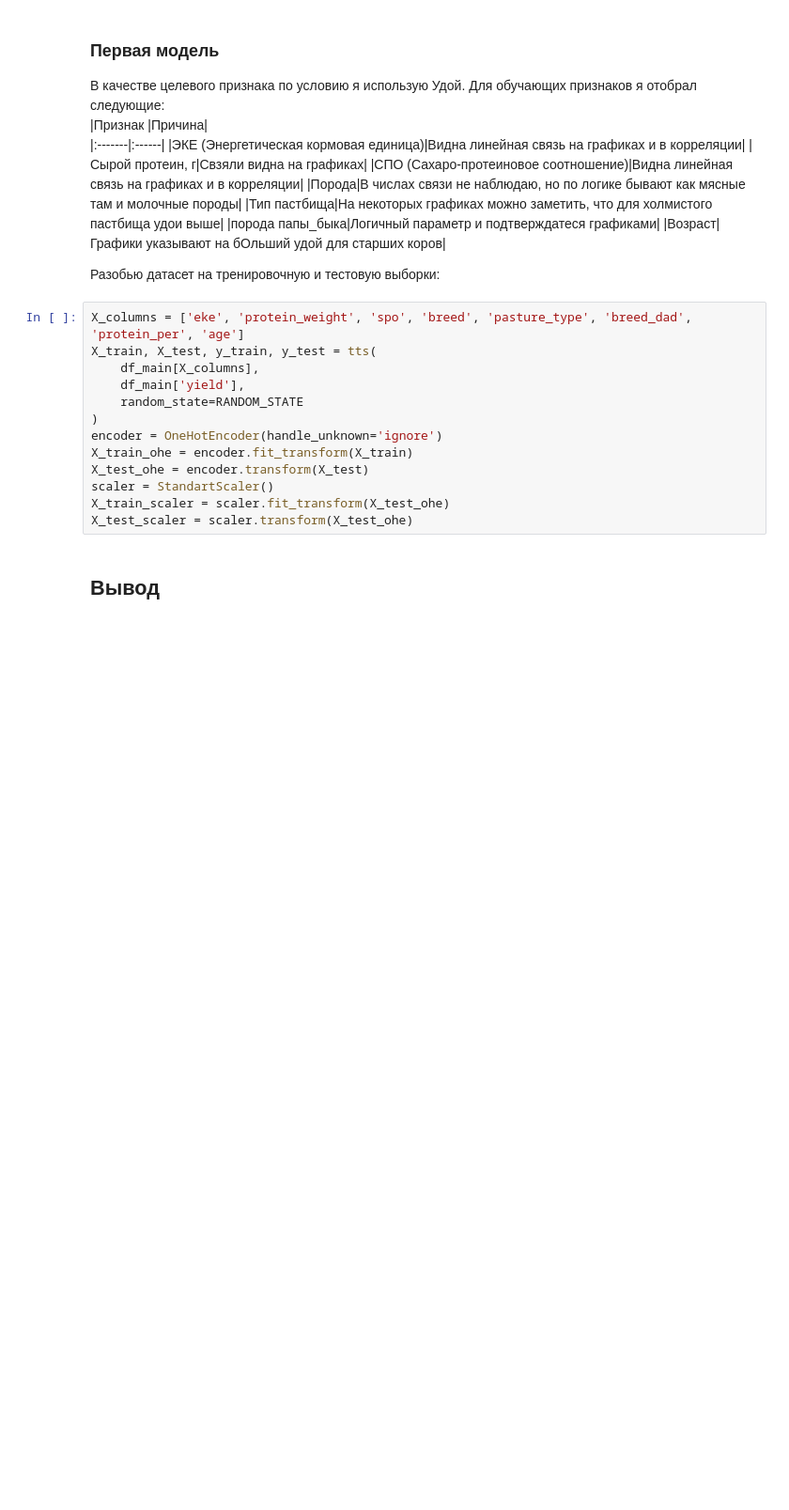
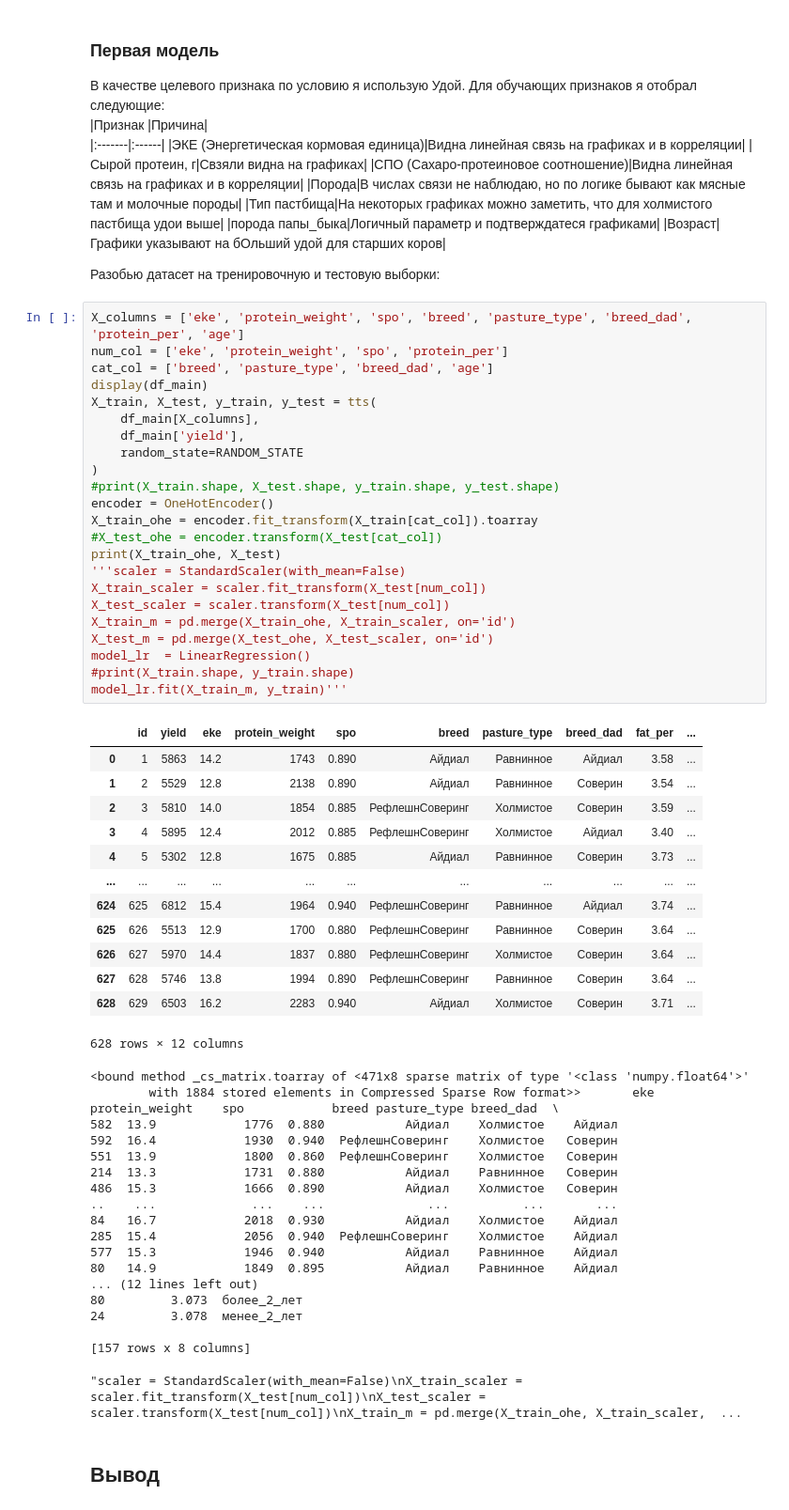
Before and after one commit to kapa6ac/project2, a Jupyter notebook: happy_farm/ds85_ML_v1.ipynb, the cells around one changed output. Shown at 94% size. Saved outputs shown, nothing was run; the diff lists cells and outputs as text; blank space fills up the shorter version.

```diff
--- a/happy_farm/ds85_ML_v1.ipynb
+++ b/happy_farm/ds85_ML_v1.ipynb
@@ -458,17 +460,59 @@ for c in MAIN_CAT_COL:
 Разобью датасет на тренировочную и тестовую выборки:
 # %%
 X_columns = ['eke', 'protein_weight', 'spo', 'breed', 'pasture_type', 'breed_dad', 'protein_per', 'age']
+num_col = ['eke', 'protein_weight', 'spo', 'protein_per']
+cat_col = ['breed', 'pasture_type', 'breed_dad', 'age']
+display(df_main)
 X_train, X_test, y_train, y_test = tts(
     df_main[X_columns],
     df_main['yield'],
     random_state=RANDOM_STATE
 )
-encoder = OneHotEncoder(handle_unknown='ignore')
-X_train_ohe = encoder.fit_transform(X_train)
-X_test_ohe = encoder.transform(X_test)
-scaler = StandartScaler()
-X_train_scaler = scaler.fit_transform(X_test_ohe)
-X_test_scaler = scaler.transform(X_test_ohe)
+#print(X_train.shape, X_test.shape, y_train.shape, y_test.shape)
+encoder = OneHotEncoder()
+X_train_ohe = encoder.fit_transform(X_train[cat_col]).toarray
+#X_test_ohe = encoder.transform(X_test[cat_col])
+print(X_train_ohe, X_test)
+'''scaler = StandardScaler(with_mean=False)
+X_train_scaler = scaler.fit_transform(X_test[num_col])
+X_test_scaler = scaler.transform(X_test[num_col])
+X_train_m = pd.merge(X_train_ohe, X_train_scaler, on='id')
+X_test_m = pd.merge(X_test_ohe, X_test_scaler, on='id')
+model_lr  = LinearRegression()
+#print(X_train.shape, y_train.shape)
+model_lr.fit(X_train_m, y_train)'''
+# %% [output]
+|  | id | yield | eke | protein_weight | spo | breed | pasture_type | breed_dad | fat_per | ... |
+| 0 | 1 | 5863 | 14.2 | 1743 | 0.890 | Айдиал | Равнинное | Айдиал | 3.58 | ... |
+| 1 | 2 | 5529 | 12.8 | 2138 | 0.890 | Айдиал | Равнинное | Соверин | 3.54 | ... |
+| 2 | 3 | 5810 | 14.0 | 1854 | 0.885 | РефлешнСоверинг | Холмистое | Соверин | 3.59 | ... |
+| 3 | 4 | 5895 | 12.4 | 2012 | 0.885 | РефлешнСоверинг | Холмистое | Айдиал | 3.40 | ... |
+| 4 | 5 | 5302 | 12.8 | 1675 | 0.885 | Айдиал | Равнинное | Соверин | 3.73 | ... |
+| ... | ... | ... | ... | ... | ... | ... | ... | ... | ... | ... |
+| 624 | 625 | 6812 | 15.4 | 1964 | 0.940 | РефлешнСоверинг | Равнинное | Айдиал | 3.74 | ... |
+| 625 | 626 | 5513 | 12.9 | 1700 | 0.880 | РефлешнСоверинг | Равнинное | Соверин | 3.64 | ... |
+| 626 | 627 | 5970 | 14.4 | 1837 | 0.880 | РефлешнСоверинг | Холмистое | Соверин | 3.64 | ... |
+| 627 | 628 | 5746 | 13.8 | 1994 | 0.890 | РефлешнСоверинг | Равнинное | Соверин | 3.64 | ... |
+| 628 | 629 | 6503 | 16.2 | 2283 | 0.940 | Айдиал | Холмистое | Соверин | 3.71 | ... |
+628 rows × 12 columns
+<bound method _cs_matrix.toarray of <471x8 sparse matrix of type '<class 'numpy.float64'>'
+        with 1884 stored elements in Compressed Sparse Row format>>       eke  protein_weight    spo            breed pasture_type breed_dad  \
+582  13.9            1776  0.880           Айдиал    Холмистое    Айдиал
+592  16.4            1930  0.940  РефлешнСоверинг    Холмистое   Соверин
+551  13.9            1800  0.860  РефлешнСоверинг    Холмистое   Соверин
+214  13.3            1731  0.880           Айдиал    Равнинное   Соверин
+486  15.3            1666  0.890           Айдиал    Холмистое   Соверин
+..    ...             ...    ...              ...          ...       ...
+84   16.7            2018  0.930           Айдиал    Холмистое    Айдиал
+285  15.4            2056  0.940  РефлешнСоверинг    Холмистое    Айдиал
+577  15.3            1946  0.940           Айдиал    Равнинное    Айдиал
+80   14.9            1849  0.895           Айдиал    Равнинное    Айдиал
+... (12 lines left out)
+80         3.073  более_2_лет
+24         3.078  менее_2_лет
+
+[157 rows x 8 columns]
+"scaler = StandardScaler(with_mean=False)\nX_train_scaler = scaler.fit_transform(X_test[num_col])\nX_test_scaler = scaler.transform(X_test[num_col])\nX_train_m = pd.merge(X_train_ohe, X_train_scaler,  ...
 # %% [markdown]
 ## Вывод
 # %% [markdown]
```
Also changed, not shown: parts of 2 cells of this notebook.
